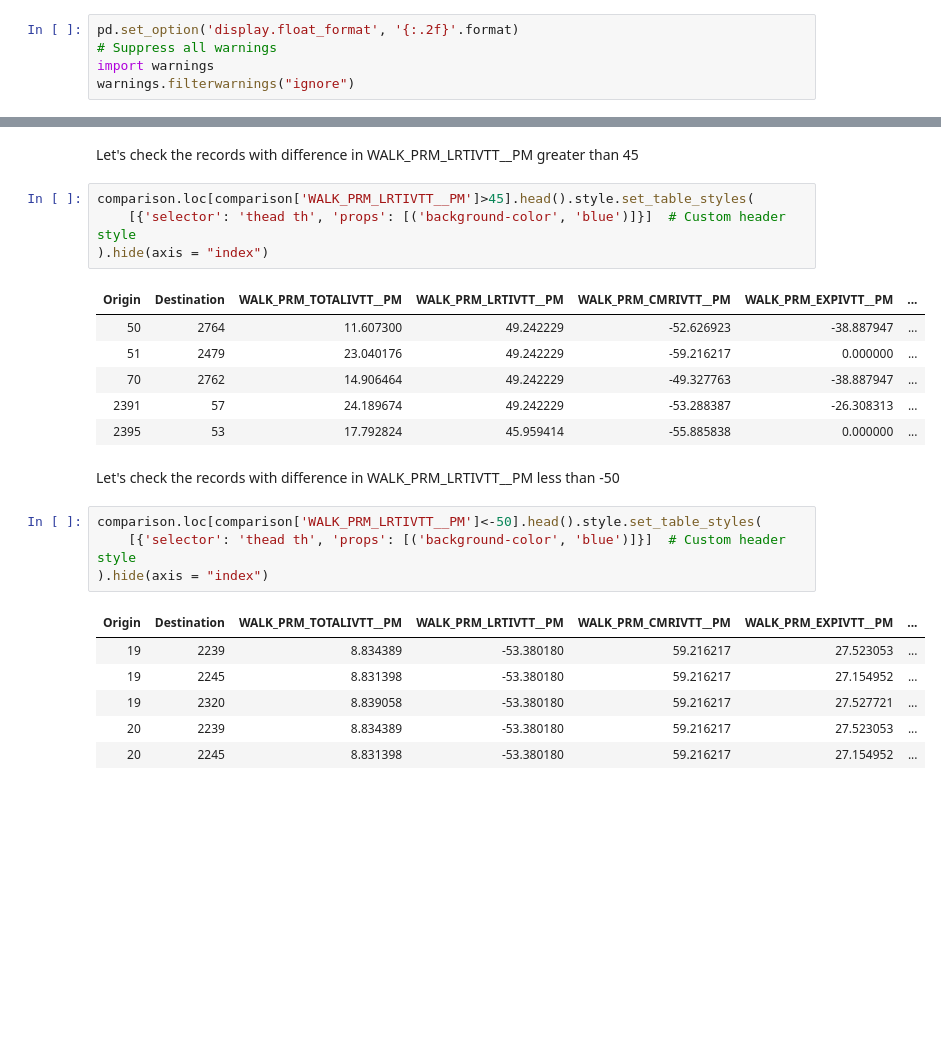
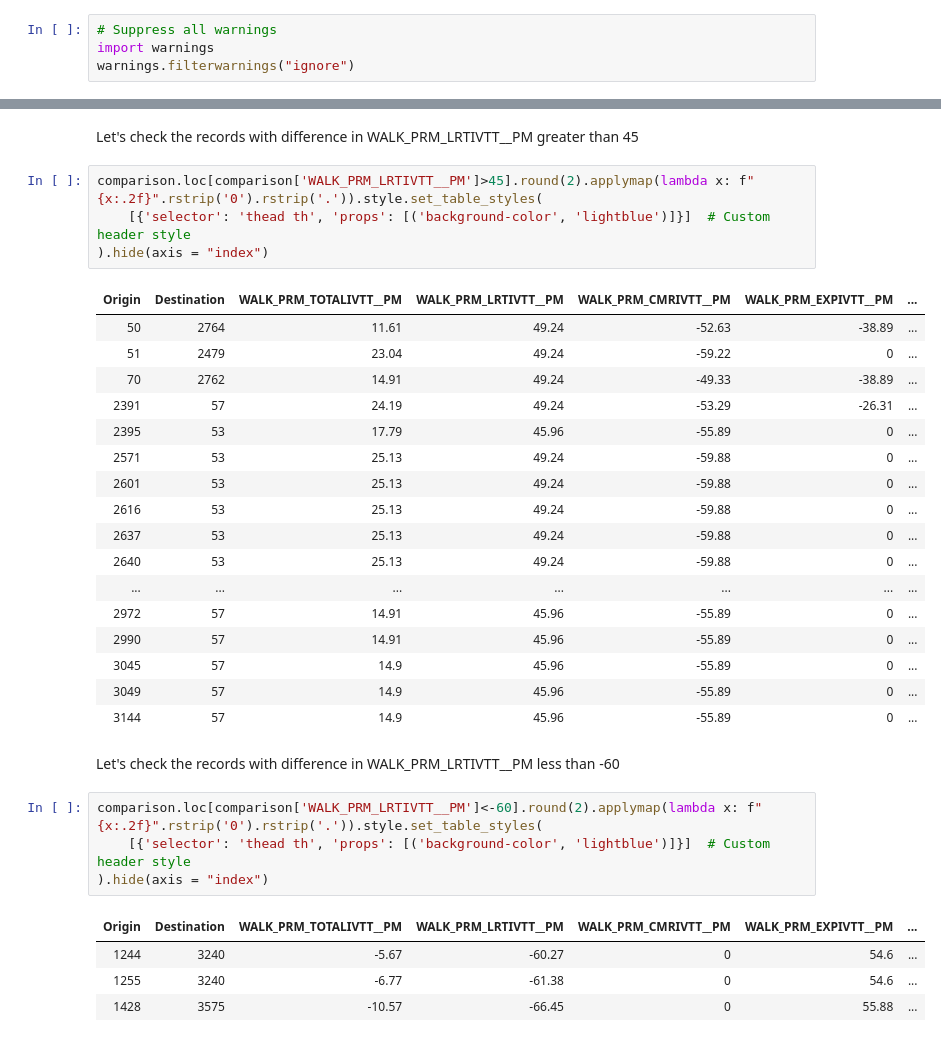
Before and after one commit to SANDAG/EMME-Version-Comparison, a Jupyter notebook: notebooks/TransitSkimPM_compare.ipynb, the cells around one changed output, grey strips where cells are left out. Drawn from its saved outputs; the diff is of its cells as text; blank space fills up the shorter version.

Commit message:
updated contents: format figures, remove non-peak period transit skims comparison

```diff
--- a/notebooks/TransitSkimPM_compare.ipynb
+++ b/notebooks/TransitSkimPM_compare.ipynb
@@ -18,5 +17,4 @@ import pandas as pd
 # %%
-pd.set_option('display.float_format', '{:.2f}'.format)
 # Suppress all warnings
 import warnings
 warnings.filterwarnings("ignore")
@@ -167,26 +125,35 @@ Name: WALK_PRM_BRTIVTT__PM, dtype: float64
 # %% [markdown]
 Let's check the records with difference in WALK_PRM_LRTIVTT__PM greater than 45
 # %%
-comparison.loc[comparison['WALK_PRM_LRTIVTT__PM']>45].head().style.set_table_styles(
-    [{'selector': 'thead th', 'props': [('background-color', 'blue')]}]  # Custom header style
+comparison.loc[comparison['WALK_PRM_LRTIVTT__PM']>45].round(2).applymap(lambda x: f"{x:.2f}".rstrip('0').rstrip('.')).style.set_table_styles(
+    [{'selector': 'thead th', 'props': [('background-color', 'lightblue')]}]  # Custom header style
 ).hide(axis = "index")
 # %% [output]
 | Origin | Destination | WALK_PRM_TOTALIVTT__PM | WALK_PRM_LRTIVTT__PM | WALK_PRM_CMRIVTT__PM | WALK_PRM_EXPIVTT__PM | ... |
-| 50 | 2764 | 11.607300 | 49.242229 | -52.626923 | -38.887947 | ... |
-| 51 | 2479 | 23.040176 | 49.242229 | -59.216217 | 0.000000 | ... |
-| 70 | 2762 | 14.906464 | 49.242229 | -49.327763 | -38.887947 | ... |
-| 2391 | 57 | 24.189674 | 49.242229 | -53.288387 | -26.308313 | ... |
-| 2395 | 53 | 17.792824 | 45.959414 | -55.885838 | 0.000000 | ... |
+| 50 | 2764 | 11.61 | 49.24 | -52.63 | -38.89 | ... |
+| 51 | 2479 | 23.04 | 49.24 | -59.22 | 0 | ... |
+| 70 | 2762 | 14.91 | 49.24 | -49.33 | -38.89 | ... |
+| 2391 | 57 | 24.19 | 49.24 | -53.29 | -26.31 | ... |
+| 2395 | 53 | 17.79 | 45.96 | -55.89 | 0 | ... |
+| 2571 | 53 | 25.13 | 49.24 | -59.88 | 0 | ... |
+| 2601 | 53 | 25.13 | 49.24 | -59.88 | 0 | ... |
+| 2616 | 53 | 25.13 | 49.24 | -59.88 | 0 | ... |
+| 2637 | 53 | 25.13 | 49.24 | -59.88 | 0 | ... |
+| 2640 | 53 | 25.13 | 49.24 | -59.88 | 0 | ... |
+| ... | ... | ... | ... | ... | ... | ... |
+| 2972 | 57 | 14.91 | 45.96 | -55.89 | 0 | ... |
+| 2990 | 57 | 14.91 | 45.96 | -55.89 | 0 | ... |
+| 3045 | 57 | 14.9 | 45.96 | -55.89 | 0 | ... |
+| 3049 | 57 | 14.9 | 45.96 | -55.89 | 0 | ... |
+| 3144 | 57 | 14.9 | 45.96 | -55.89 | 0 | ... |
 # %% [markdown]
-Let's check the records with difference in WALK_PRM_LRTIVTT__PM less than -50
+Let's check the records with difference in WALK_PRM_LRTIVTT__PM less than -60
 # %%
-comparison.loc[comparison['WALK_PRM_LRTIVTT__PM']<-50].head().style.set_table_styles(
-    [{'selector': 'thead th', 'props': [('background-color', 'blue')]}]  # Custom header style
+comparison.loc[comparison['WALK_PRM_LRTIVTT__PM']<-60].round(2).applymap(lambda x: f"{x:.2f}".rstrip('0').rstrip('.')).style.set_table_styles(
+    [{'selector': 'thead th', 'props': [('background-color', 'lightblue')]}]  # Custom header style
 ).hide(axis = "index")
 # %% [output]
 | Origin | Destination | WALK_PRM_TOTALIVTT__PM | WALK_PRM_LRTIVTT__PM | WALK_PRM_CMRIVTT__PM | WALK_PRM_EXPIVTT__PM | ... |
-| 19 | 2239 | 8.834389 | -53.380180 | 59.216217 | 27.523053 | ... |
-| 19 | 2245 | 8.831398 | -53.380180 | 59.216217 | 27.154952 | ... |
-| 19 | 2320 | 8.839058 | -53.380180 | 59.216217 | 27.527721 | ... |
-| 20 | 2239 | 8.834389 | -53.380180 | 59.216217 | 27.523053 | ... |
-| 20 | 2245 | 8.831398 | -53.380180 | 59.216217 | 27.154952 | ... |
+| 1244 | 3240 | -5.67 | -60.27 | 0 | 54.6 | ... |
+| 1255 | 3240 | -6.77 | -61.38 | 0 | 54.6 | ... |
+| 1428 | 3575 | -10.57 | -66.45 | 0 | 55.88 | ... |
```
Also changed, not shown: parts of 16 cells of this notebook, 58 other files.
